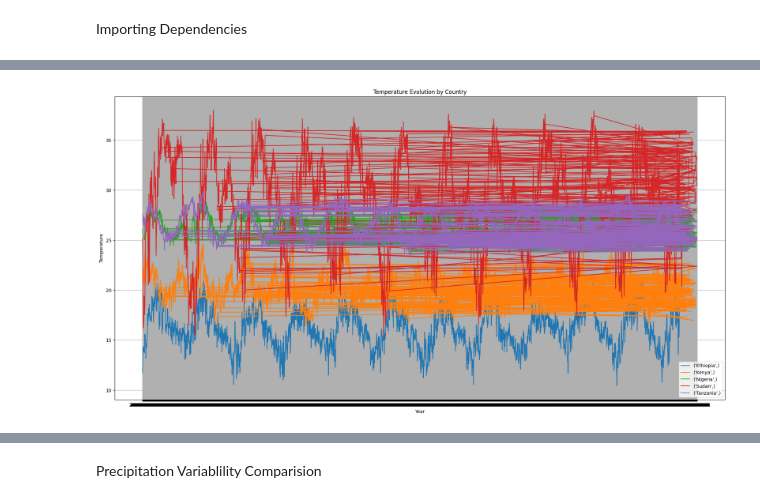
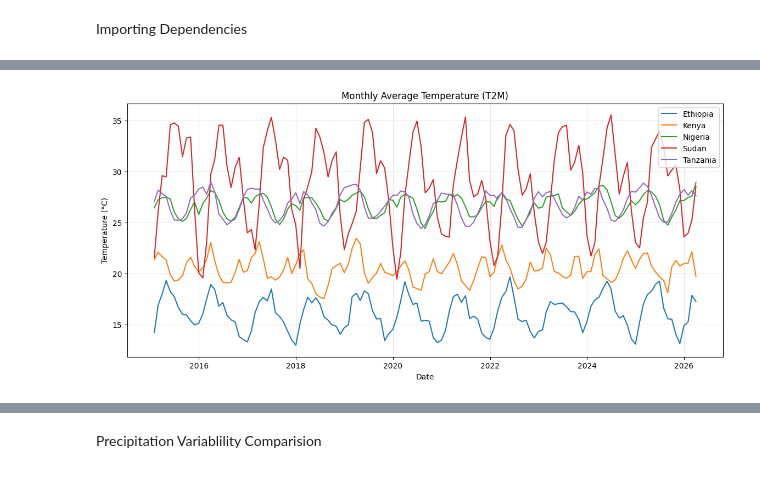
Before and after one commit to tibarekb/climate-challenge-week0, a Jupyter notebook: notebooks/compare_countries.ipynb, the cells around one changed output, grey strips where cells are left out. Drawn from its saved outputs; the diff is of its cells as text; code cells hidden in the pictures.

```diff
--- a/notebooks/compare_countries.ipynb
+++ b/notebooks/compare_countries.ipynb
@@ -7,9 +7,22 @@ import seaborn as sns
 import matplotlib.pyplot as plt
 from scipy import stats
 # %%
-# Load Data
-df_ethiopia = pd.read_csv('../data/ethiopia_clean.csv')
-df_kenya = pd.read_csv('../data/kenya_clean.csv')
-df_nigeria = pd.read_csv('../data/nigeria_clean.csv')
-df_sudan = pd.read_csv('../data/sudan_clean.csv')
-df_tanzania = pd.read_csv('../data/tanzania_clean.csv')
+# ---------- Load the five cleaned datasets ----------
+ethiopia = pd.read_csv('../data/ethiopia_clean.csv')
+kenya = pd.read_csv('../data/kenya_clean.csv')
+nigeria = pd.read_csv('../data/nigeria_clean.csv')
+sudan = pd.read_csv('../data/sudan_clean.csv')
+tanzania = pd.read_csv('../data/tanzania_clean.csv')
+
+# Add a 'Country' label column to each
+ethiopia['country']  = 'Ethiopia'
+kenya['country'] = 'Kenya'
+nigeria['country'] = 'Nigeria'
+sudan['country'] = 'Sudan'
+tanzania['country'] = 'Tanzania'
+
+# Combine into one big DataFrame
+df = pd.concat([ethiopia, kenya, nigeria, sudan, tanzania], ignore_index=True)
+
+print(f'Total rows: {len(df)}')
+df.head()
@@ -37,29 +47,21 @@ df_all[['T2M', 'T2M_MAX', 'T2M_MIN', 'PRECTOTCORR', 'RH2M', 'WS2M', 'WS2M_MAX']]
 | 50% | 25.230000 | 28.760000 | 22.050000 | 0.380000 | 72.500000 | 2.830000 | 4.200000 |
 | 75% | 27.560000 | 30.760000 | 25.270000 | 2.470000 | 82.330000 | 3.810000 | 5.240000 |
 | max | 37.990000 | 45.960000 | 32.170000 | 26.960000 | 93.610000 | 7.260000 | 8.790000 |
-# %%
-# Group the data by continent and calculate the average life expectancy for each year
-df_country = df_all.groupby(['country'])
-
-# Create a figure and axis object using the object-oriented approach
-fig, ax = plt.subplots(figsize=(24, 12))
-
-# Plot each group as a separate line
-for key, group in df_country:
-    ax.plot(group['date'], group['T2M'], label=key)
-
-# Set axis labels and title
-ax.set_xlabel('Year')
-ax.set_ylabel('Temperature')
-ax.set_title('Temperature Evolution by Country')
-
-# Add a legend
-ax.legend()
-
-# Display the grid
-ax.grid(True)
-
-# Show the plot
-plt.show()
-# %% [output]
-[figure, removed]
+# %%
+df['date'] = pd.to_datetime(df['date'])
+monthly_avg_country = df.set_index('date').groupby('country')['T2M'].resample('M').mean().reset_index()
+
+plt.figure(figsize=(14,6))
+
+for country in monthly_avg_country['country'].unique():
+    subset = monthly_avg_country[monthly_avg_country['country'] == country]
+    plt.plot(subset['date'], subset['T2M'], label=country)
+
+plt.title('Monthly Average Temperature (T2M)')
+plt.xlabel('Date')
+plt.ylabel('Temperature (°C)')
+plt.legend()
+plt.grid(True, alpha=0.3)
+plt.show()
+# %% [output]
+[figure, added]
```
Also changed, not shown: parts of 16 cells of this notebook.
